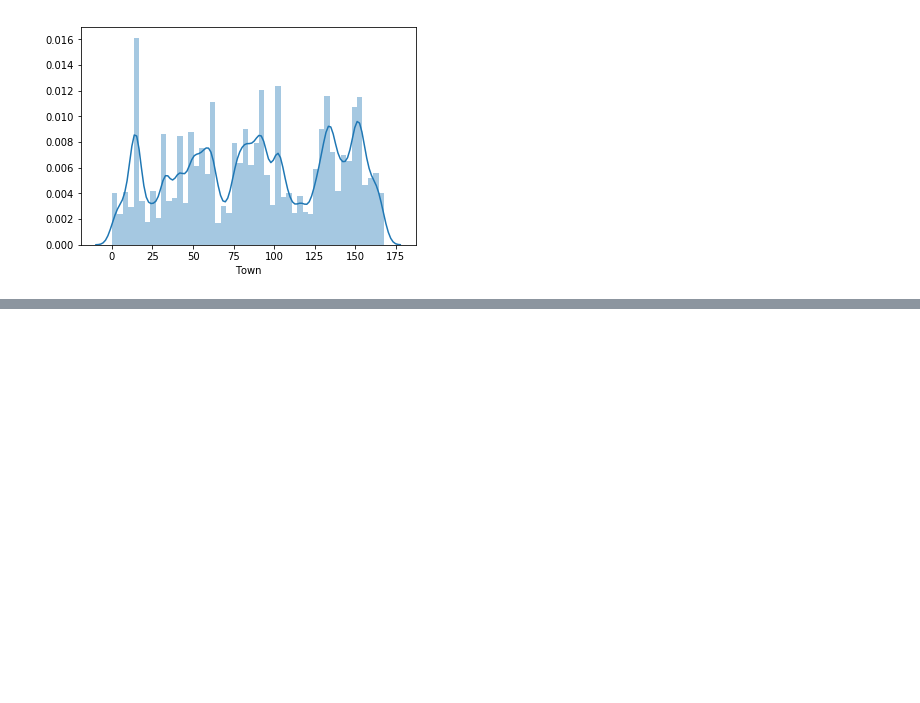
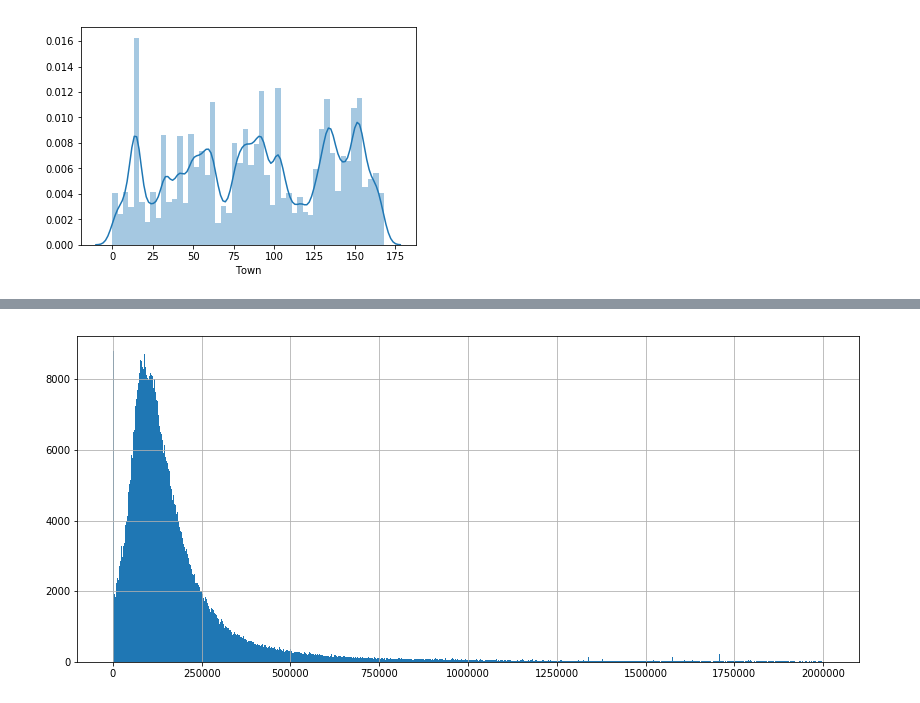
Before and after one commit to jane-h-green/real-estate-valuation-to-sale-ratio, a Jupyter notebook: test-skratch-book.ipynb, the cells around one changed output, grey strips where cells are left out. Saved outputs shown, nothing was run; the diff lists cells and outputs as text; code cells hidden in the pictures; blank space fills up the shorter version.

```diff
--- a/test-skratch-book.ipynb
+++ b/test-skratch-book.ipynb
@@ -109,0 +152,6 @@ sns.distplot(sales);
+# %%
+bin_values = np.arange(start=-100, stop=2000000, step=2000)
+data['AssessedValue'].hist(bins=bin_values, figsize=[14,6])
+plt.show()
+# %% [output]
+[figure, added]
```
Also changed, not shown: parts of 5 cells of this notebook, 2 other files.
